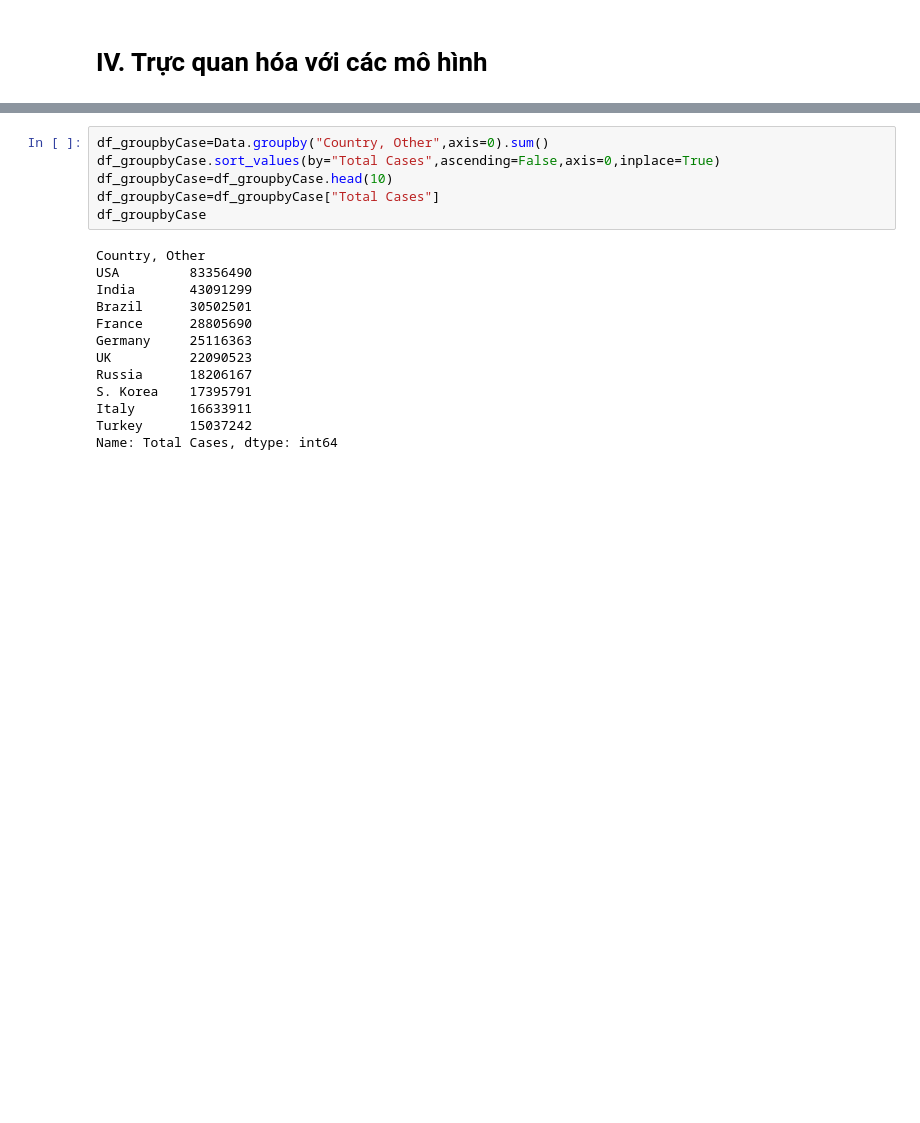
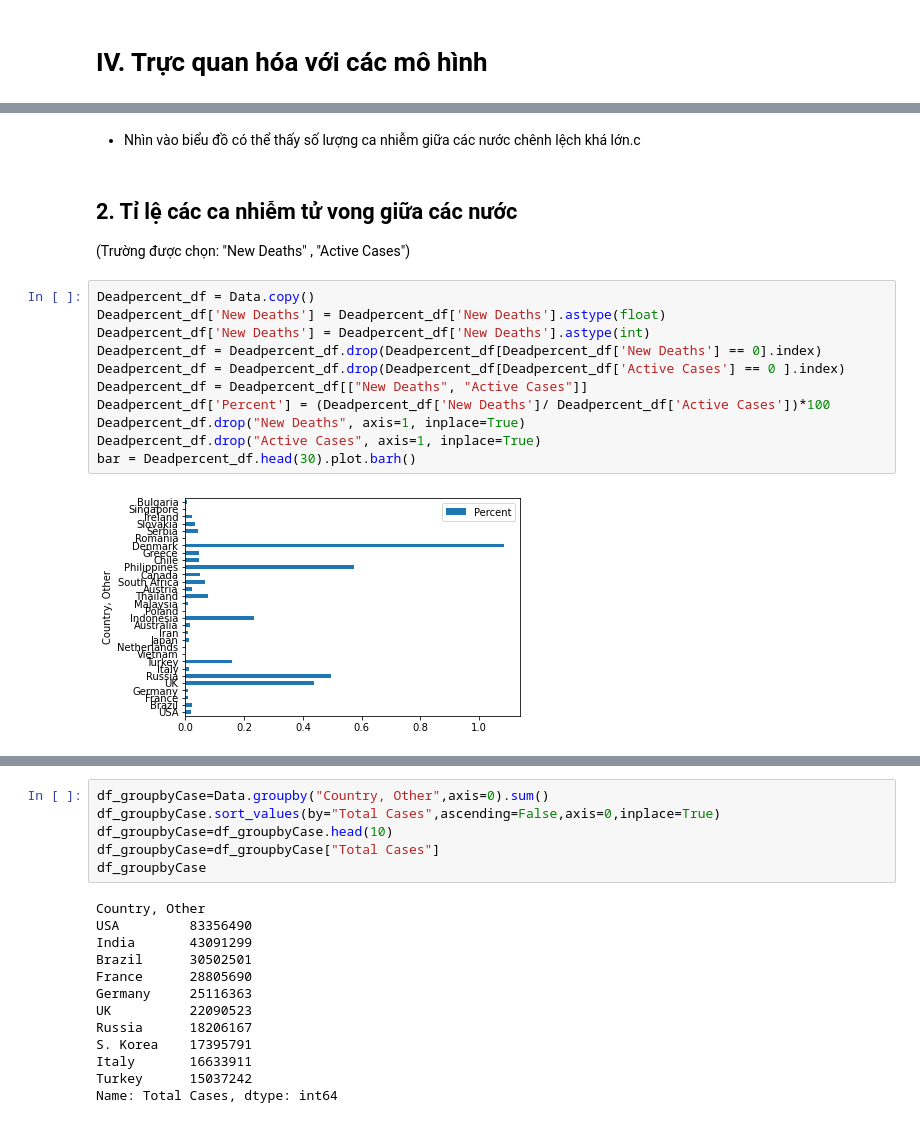
Before and after one commit to huungociter/VISUALIZE-CORONA, a Jupyter notebook: Data_Visualize.ipynb, the cells around one changed output, grey strips where cells are left out. Cells and saved outputs as stored; diff of their text form; blank space fills up the shorter version.

```diff
--- a/Data_Visualize.ipynb
+++ b/Data_Visualize.ipynb
@@ -101,0 +63,18 @@ Deadpercent_df
+# %% [markdown]
+ - Nhìn vào biểu đồ có thể thấy số lượng ca nhiễm giữa các nước chênh lệch khá lớn.c
+# %% [markdown]
+## 2. Tỉ lệ các ca nhiễm tử vong giữa các nước
+(Trường được chọn: "New Deaths" , "Active Cases")
+# %%
+Deadpercent_df = Data.copy()
+Deadpercent_df['New Deaths'] = Deadpercent_df['New Deaths'].astype(float)
+Deadpercent_df['New Deaths'] = Deadpercent_df['New Deaths'].astype(int)
+Deadpercent_df = Deadpercent_df.drop(Deadpercent_df[Deadpercent_df['New Deaths'] == 0].index)
+Deadpercent_df = Deadpercent_df.drop(Deadpercent_df[Deadpercent_df['Active Cases'] == 0 ].index)
+Deadpercent_df = Deadpercent_df[["New Deaths", "Active Cases"]]
+Deadpercent_df['Percent'] = (Deadpercent_df['New Deaths']/ Deadpercent_df['Active Cases'])*100
+Deadpercent_df.drop("New Deaths", axis=1, inplace=True)
+Deadpercent_df.drop("Active Cases", axis=1, inplace=True)
+bar = Deadpercent_df.head(30).plot.barh()
+# %% [output]
+[figure, added]
```
Also changed, not shown: parts of 23 cells of this notebook, 1 other file.
